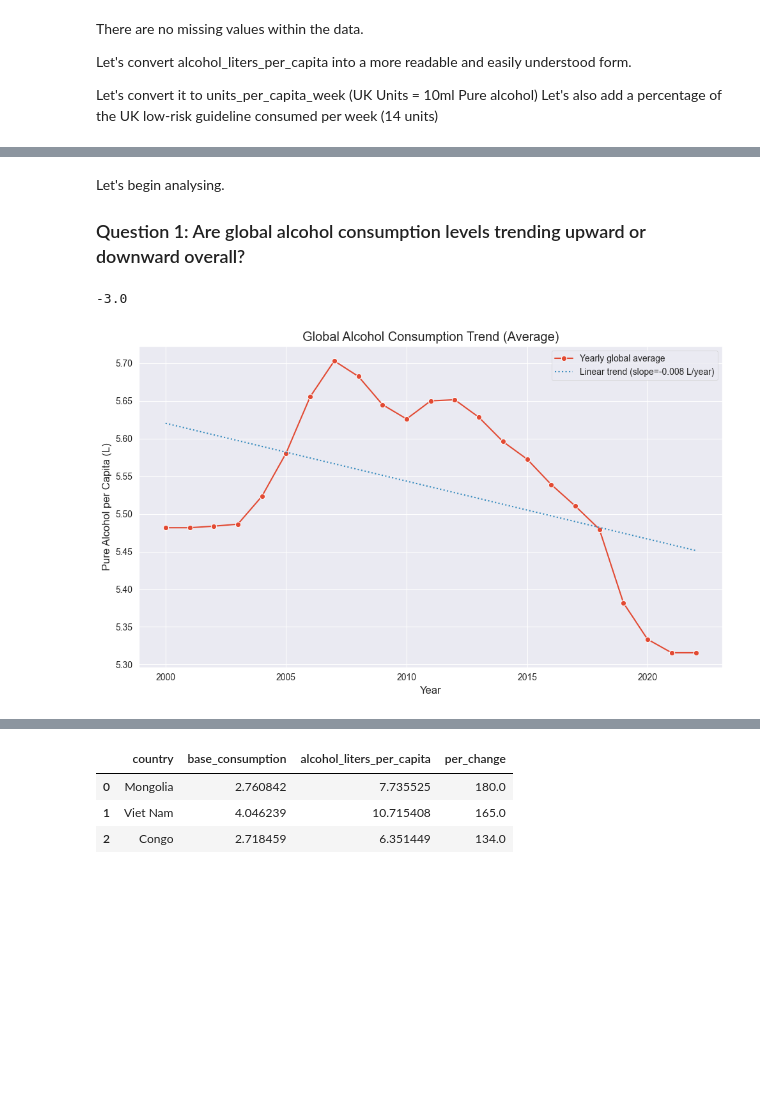
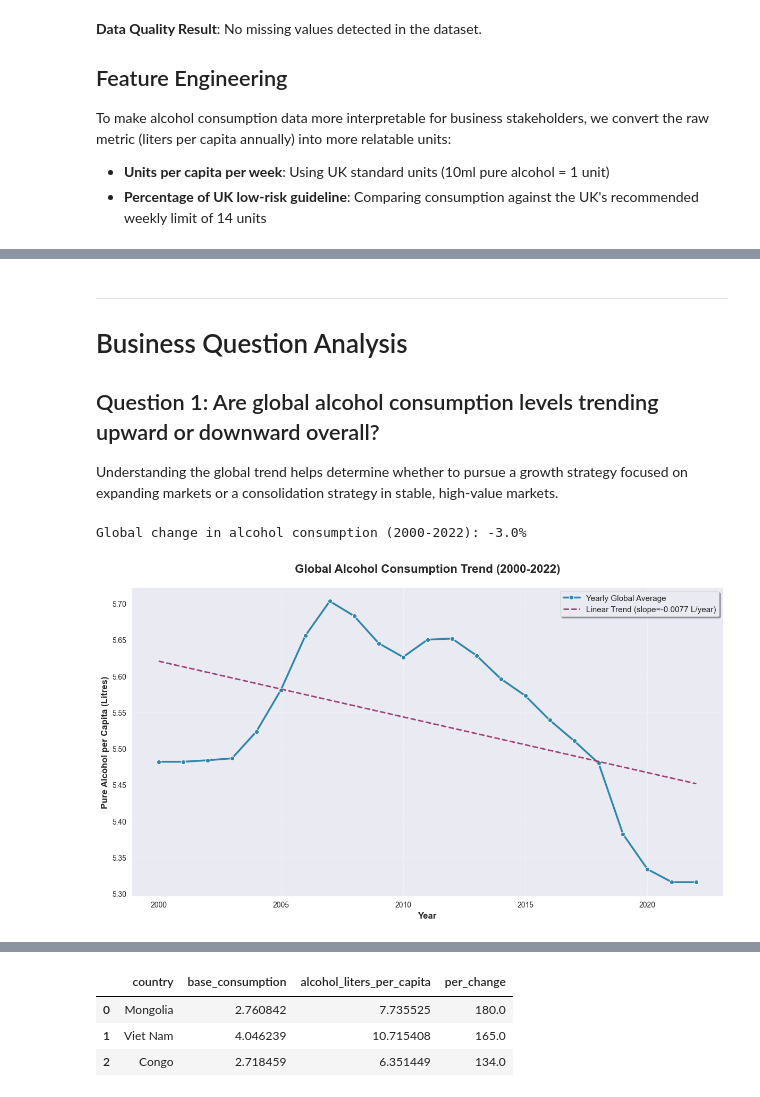
Before and after one commit to Huang-Hao-Gao/global-alcohol-consumption-analysis, a Jupyter notebook: analysis.ipynb, the cells around one changed output, grey strips where cells are left out. Cells and saved outputs as stored; diff of their text form; code cells hidden in the pictures; blank space fills up the shorter version.

```diff
--- a/analysis.ipynb
+++ b/analysis.ipynb
@@ -64,8 +69,10 @@ for col in df.columns:
 # %% [markdown]
-There are no missing values within the data.
+**Data Quality Result**: No missing values detected in the dataset.
 
-Let's convert alcohol_liters_per_capita into a more readable and easily understood form.
+## Feature Engineering
 
-Let's convert it to units_per_capita_week (UK Units = 10ml Pure alcohol)
-Let's also add a percentage of the UK low-risk guideline consumed per week (14 units)
+To make alcohol consumption data more interpretable for business stakeholders, we convert the raw metric (liters per capita annually) into more relatable units:
+
+- **Units per capita per week**: Using UK standard units (10ml pure alcohol = 1 unit)
+- **Percentage of UK low-risk guideline**: Comparing consumption against the UK's recommended weekly limit of 14 units
 # %%
@@ -80,7 +93,11 @@ df.sort_values(by="units_per_capita_week", ascending=False).head()
 | 1856 | Romania | ROU | 2001 | Both sexes | 18.993118 | 16.298520 | 21.785253 | 5.486733 | SA_0000001688 | ... |
 | 1768 | Romania | ROU | 2004 | Both sexes | 18.639676 | 15.787315 | 21.476058 | 5.688743 | SA_0000001688 | ... |
 # %% [markdown]
-Let's begin analysing.
+---
 
-### Question 1: Are global alcohol consumption levels trending upward or downward overall?
+# Business Question Analysis
+
+## Question 1: Are global alcohol consumption levels trending upward or downward overall?
+
+Understanding the global trend helps determine whether to pursue a growth strategy focused on expanding markets or a consolidation strategy in stable, high-value markets.
 # %%
@@ -90,53 +108,56 @@ yearly = df.groupby("year")["alcohol_liters_per_capita"].aggregate('mean')
 yearly = yearly.reset_index()
 # %%
-#find global percentage change
+# Calculate global percentage change from 2000 to 2022
 g_cons = yearly["alcohol_liters_per_capita"].to_numpy()
+global_change = float(round((g_cons[-1] - g_cons[0]) / g_cons[0] * 100, 1))
 
-#percent change globally between 2000 and 2022
-global_change = float(round((g_cons[-1] - g_cons[0]) / g_cons[0] * 100, 1))
-global_change
+print(f"Global change in alcohol consumption (2000-2022): {global_change}%")
 # %% [output]
--3.0
+Global change in alcohol consumption (2000-2022): -3.0%
 # %%
 x = yearly["year"]
 y = yearly["alcohol_liters_per_capita"]
 
+# Calculate linear regression to show overall trend
+# np.polyfit() finds best-fitting polynomial curve through data points: y ≈ m*x + c
+m, c = np.polyfit(x, y, 1)  # degree=1 means a straight line
+f = np.poly1d([m, c])  # Create the function y = m*x + c
+y_best_fit = f(x)  # Compute fitted y values
 
-#np.polyfit() finds best-fitting polynomial curve through data points: y ≈ m*x + c
-#degree=1 means "a straight line"
-m, c = np.polyfit(x, y, 1)
+# Create visualisation
+sns.set_style("darkgrid")
+plt.figure(figsize=(12, 7))
 
-# This creates the function y = m*x + c
-f = np.poly1d([m, c]) #takes a list of coefficients in descending order of polynomial degree
-y_best_fit = f(x) # computes y values for all x values
-
-
-sns.set_style("darkgrid")
-plt.figure(figsize=(10, 6))
-
-# Plot the actual yearly global averages as a line chart
+# Plot actual yearly global averages
 sns.lineplot(
     data=yearly,
     x=x,
     y=y,
-    marker="o", # show dots at each year
-    label="Yearly global average"
+    marker="o",
+    markersize=6,
+    linewidth=2.5,
+    color="#2E86AB",
+    label="Yearly Global Average"
 )
 
-# Overlay the regression line
+# Overlay linear regression trend line
 plt.plot(
     x,
     y_best_fit,
-    linestyle=":",
-    label=f"Linear trend (slope={m:.3f} L/year)"
+    linestyle="--",
+    linewidth=2,
+    color="#A23B72",
+    label=f"Linear Trend (slope={m:.4f} L/year)"
 )
 
-# Add titles and axis labels so the plot is self-explanatory (portfolio essential)
-plt.title("Global Alcohol Consumption Trend (Average)")
-plt.xlabel("Year")
-plt.ylabel("Pure Alcohol per Capita (L)")
-plt.legend()
+# Formatting
+plt.title("Global Alcohol Consumption Trend (2000-2022)", fontsize=16, fontweight='bold', pad=20)
+plt.xlabel("Year", fontsize=12, fontweight='bold')
+plt.ylabel("Pure Alcohol per Capita (Litres)", fontsize=12, fontweight='bold')
+plt.legend(fontsize=11, frameon=True, shadow=True)
+plt.grid(True, alpha=0.3)
 plt.tight_layout()
+plt.show()
 # %% [output]
-[figure, old version]
+[figure, new version]
 # %% [markdown]
```
Also changed, not shown: parts of 32 cells of this notebook.
